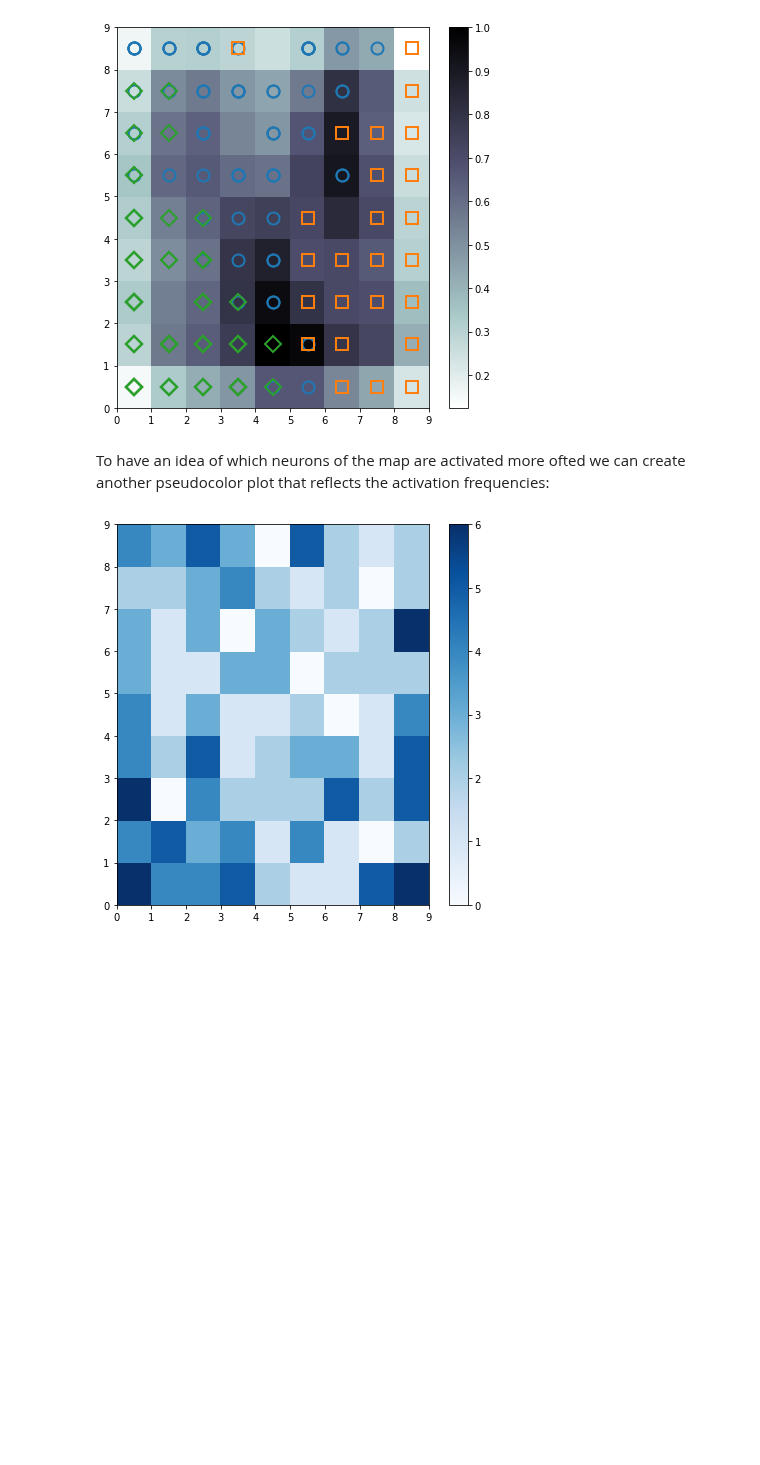
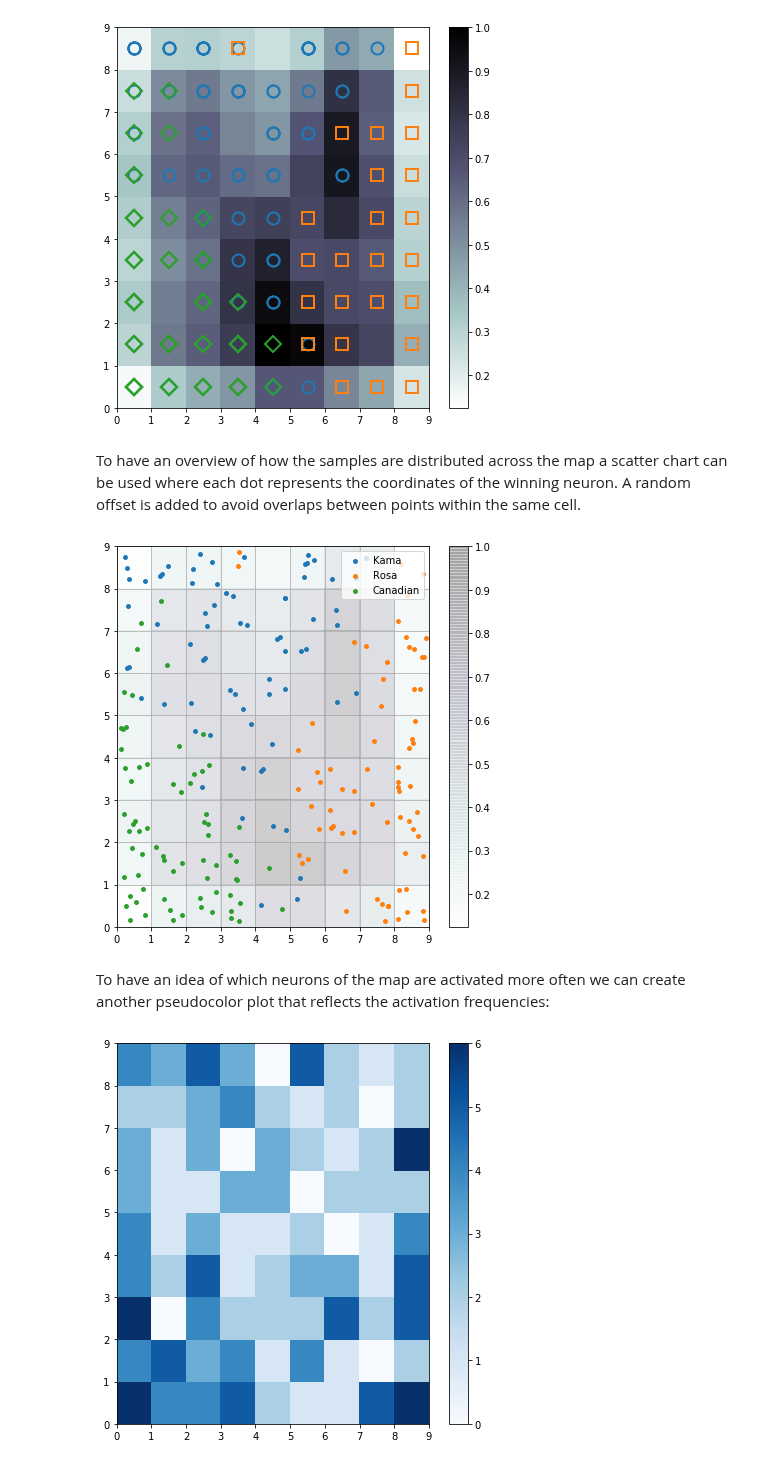
Before and after one commit to JustGlowing/minisom, a Jupyter notebook: examples/BasicUsage.ipynb, the cells around one changed output. Drawn from its saved outputs; the diff is of its cells as text; code cells hidden in the pictures; blank space fills up the shorter version.

Commit message:
new visualization

```diff
--- a/examples/BasicUsage.ipynb
+++ b/examples/BasicUsage.ipynb
@@ -58,8 +58,30 @@ plt.savefig('resulting_images/som_seed.png')
 plt.show()
 # %% [output]
 [figure]
+# %% [markdown]
+To have an overview of how the samples are distributed across the map a scatter chart can be used where each dot represents the coordinates of the winning neuron. A random offset is added to avoid overlaps between points within the same cell.
+# %%
+w_x, w_y = zip(*[som.winner(d) for d in data])
+w_x = np.array(w_x)
+w_y = np.array(w_y)
+
+plt.figure(figsize=(7, 7))
+plt.pcolor(som.distance_map().T, cmap='bone_r', alpha=.2)
+plt.colorbar()
+
+for c in np.unique(target):
+    idx_target = target==c
+    plt.scatter(w_x[idx_target]+.5+(np.random.rand(np.sum(idx_target))-.5)*.8,
+                w_y[idx_target]+.5+(np.random.rand(np.sum(idx_target))-.5)*.8,
+                s=15, c=colors[c-1], label=label_names[c])
+plt.legend(loc='upper right')
+plt.grid()
+plt.savefig('resulting_images/som_seed.png')
+plt.show()
+# %% [output]
+[figure, added]
 # %% [markdown]
-To have an idea of which neurons of the map are activated more ofted we can create another pseudocolor plot that reflects the activation frequencies:
+To have an idea of which neurons of the map are activated more often we can create another pseudocolor plot that reflects the activation frequencies:
 # %%
 plt.figure(figsize=(7, 7))
 frequencies = som.activation_response(data)
```
Also changed, not shown: parts of 3 cells of this notebook, 1 other file.
